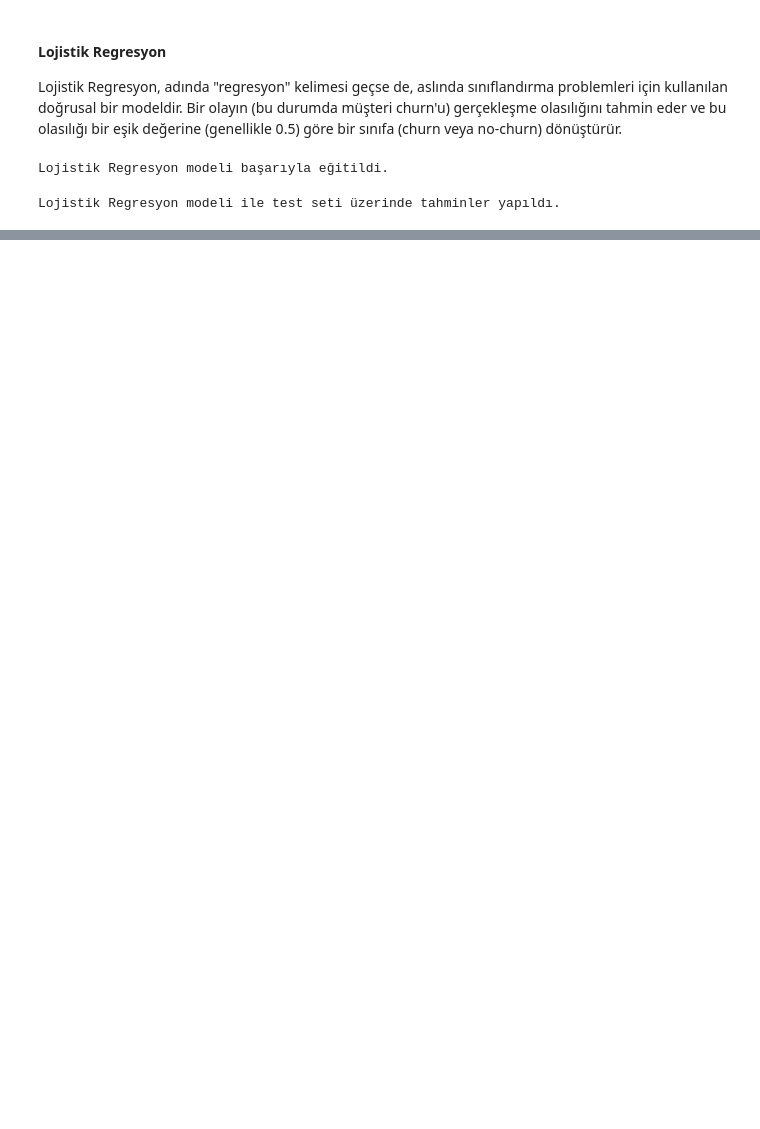
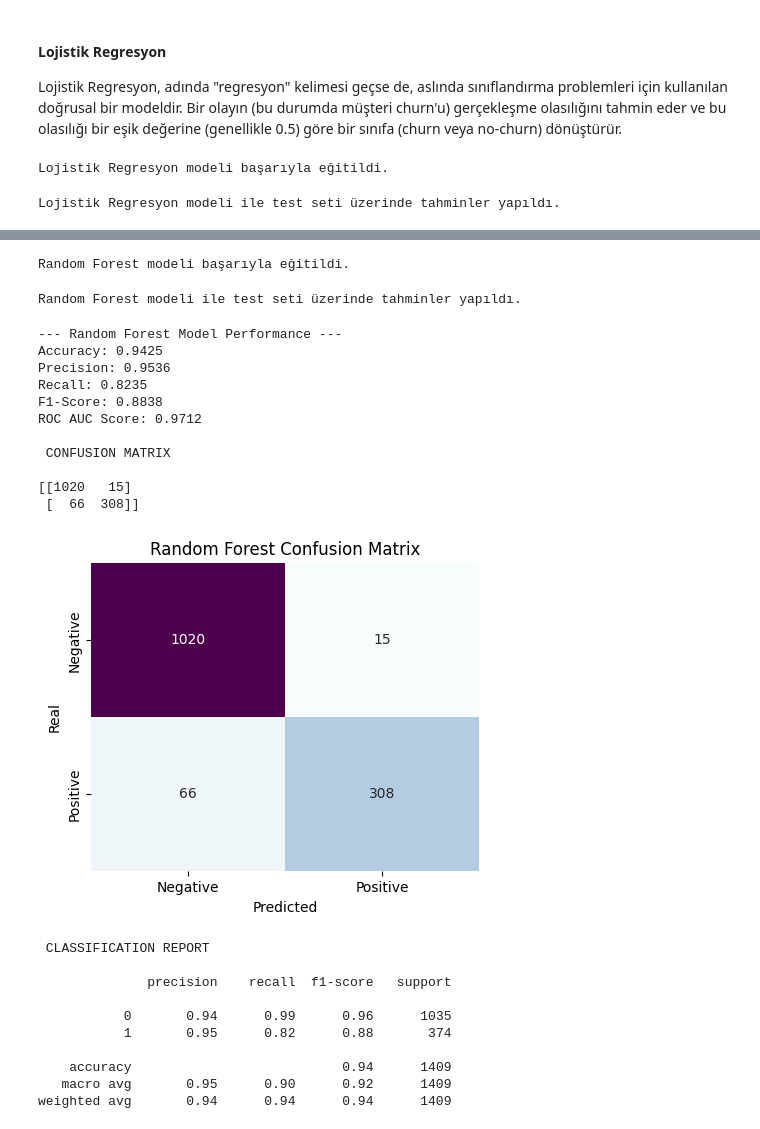
Before and after one commit to kubrademirkaya/customer-churn-analysis-and-prediction-project, a Jupyter notebook: TelcoCustomerNotebook.ipynb, the cells around one changed output, grey strips where cells are left out. Cells and saved outputs as stored; diff of their text form; code cells hidden in the pictures; blank space fills up the shorter version.

```diff
--- a/TelcoCustomerNotebook.ipynb
+++ b/TelcoCustomerNotebook.ipynb
@@ -971,0 +1006,78 @@ weighted avg       0.96      0.96      0.96      1409
+# %%
+# Random Forest modelini oluşturuyoruz
+# n_estimators: Ormandaki ağaç sayısı. Genellikle daha fazla ağaç, daha iyi performans (ama daha yavaş).
+# class_weight: Dengesiz veri setleri için önemlidir. 'balanced' modu, azınlık sınıfına daha fazla ağırlık verir.
+rf_model = RandomForestClassifier(n_estimators=100, random_state=42, class_weight='balanced')
+
+# Modeli eğitim verileriyle eğitin
+rf_model.fit(X_train, y_train)
+
+print("Random Forest modeli başarıyla eğitildi.")
+# %% [output]
+Random Forest modeli başarıyla eğitildi.
+# %%
+# Test seti üzerinde sınıf tahminleri yapın (0 veya 1)
+y_pred_rf = rf_model.predict(X_test)
+
+# Test seti üzerinde olasılık tahminleri yapın (churn olasılığı)
+y_pred_proba_rf = rf_model.predict_proba(X_test)[:, 1]
+
+print("Random Forest modeli ile test seti üzerinde tahminler yapıldı.")
+# %% [output]
+Random Forest modeli ile test seti üzerinde tahminler yapıldı.
+# %%
+# Metrikleri hesaplayın
+accuracy_rf = accuracy_score(y_test, y_pred_rf)
+precision_rf = precision_score(y_test, y_pred_rf)
+recall_rf = recall_score(y_test, y_pred_rf)
+f1_rf = f1_score(y_test, y_pred_rf)
+roc_auc_rf = roc_auc_score(y_test, y_pred_proba_rf) # Olasılık tahminlerini kullanır
+
+print("\n--- Random Forest Model Performance ---")
+print(f"Accuracy: {accuracy_rf:.4f}")
+print(f"Precision: {precision_rf:.4f}")
+print(f"Recall: {recall_rf:.4f}")
+print(f"F1-Score: {f1_rf:.4f}")
+print(f"ROC AUC Score: {roc_auc_rf:.4f}")
+
+# Karmaşıklık Matrisi
+cm_rf = confusion_matrix(y_test, y_pred_rf)
+print("\n CONFUSION MATRIX \n")
+print(cm_rf)
+
+# Karmaşıklık Matrisini Görselleştirme
+plt.figure(figsize=(5, 4))
+sns.heatmap(cm_rf, annot=True, fmt='d', cmap='BuPu', cbar=False,
+            xticklabels=['Negative', 'Positive'],
+            yticklabels=['Negative', 'Positive'])
+plt.title('Random Forest Confusion Matrix')
+plt.xlabel('Predicted')
+plt.ylabel('Real')
+plt.show()
+
+# Sınıflandırma Raporu (Daha detaylı özet)
+print("\n CLASSIFICATION REPORT \n")
+print(classification_report(y_test, y_pred_rf))
+# %% [output]
+--- Random Forest Model Performance ---
+Accuracy: 0.9425
+Precision: 0.9536
+Recall: 0.8235
+F1-Score: 0.8838
+ROC AUC Score: 0.9712
+
+ CONFUSION MATRIX
+
+[[1020   15]
+ [  66  308]]
+[figure, added]
+ CLASSIFICATION REPORT
+
+              precision    recall  f1-score   support
+
+           0       0.94      0.99      0.96      1035
+           1       0.95      0.82      0.88       374
+
+    accuracy                           0.94      1409
+   macro avg       0.95      0.90      0.92      1409
+weighted avg       0.94      0.94      0.94      1409
```
Also changed, not shown: parts of 15 cells of this notebook.
